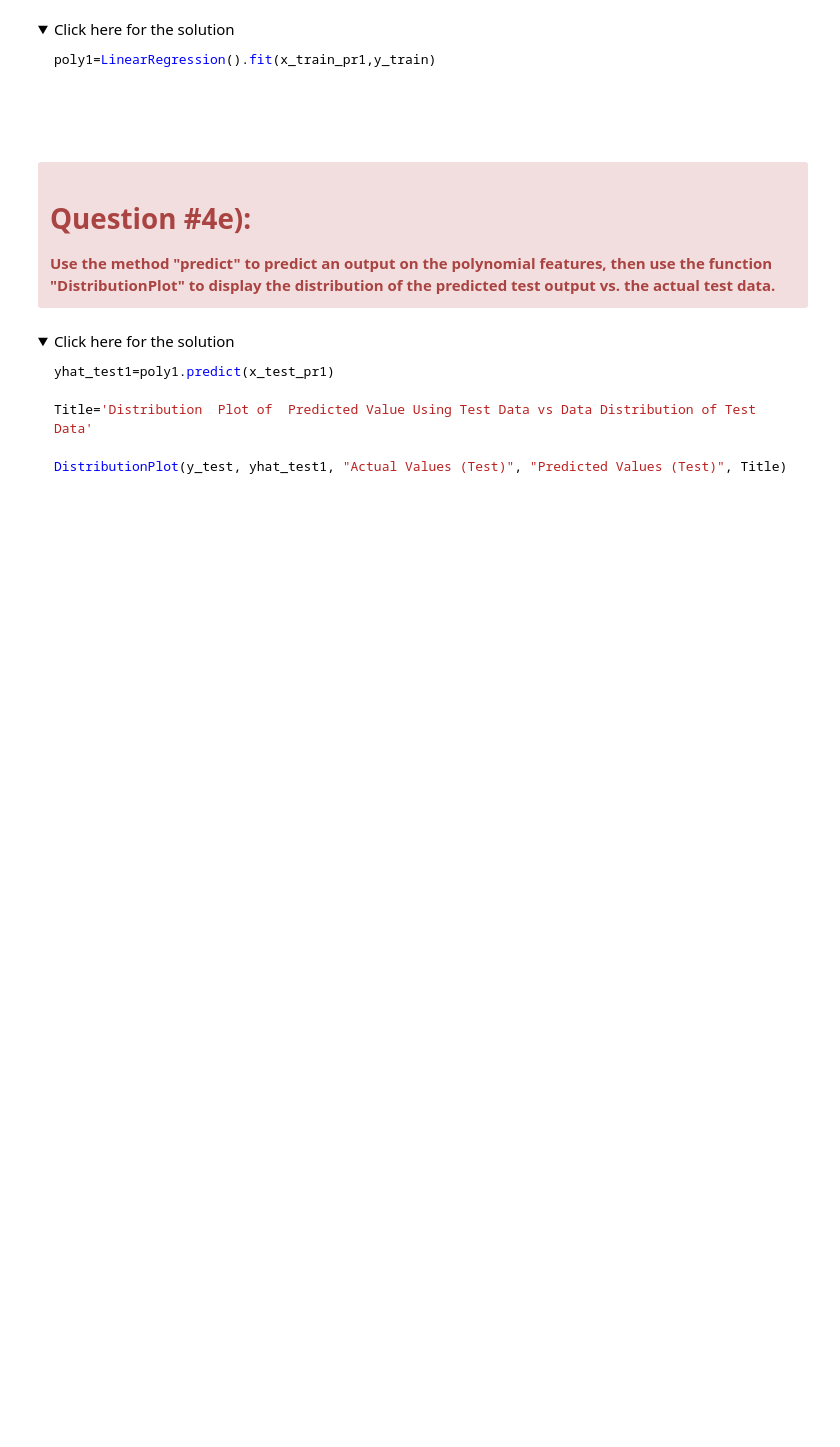
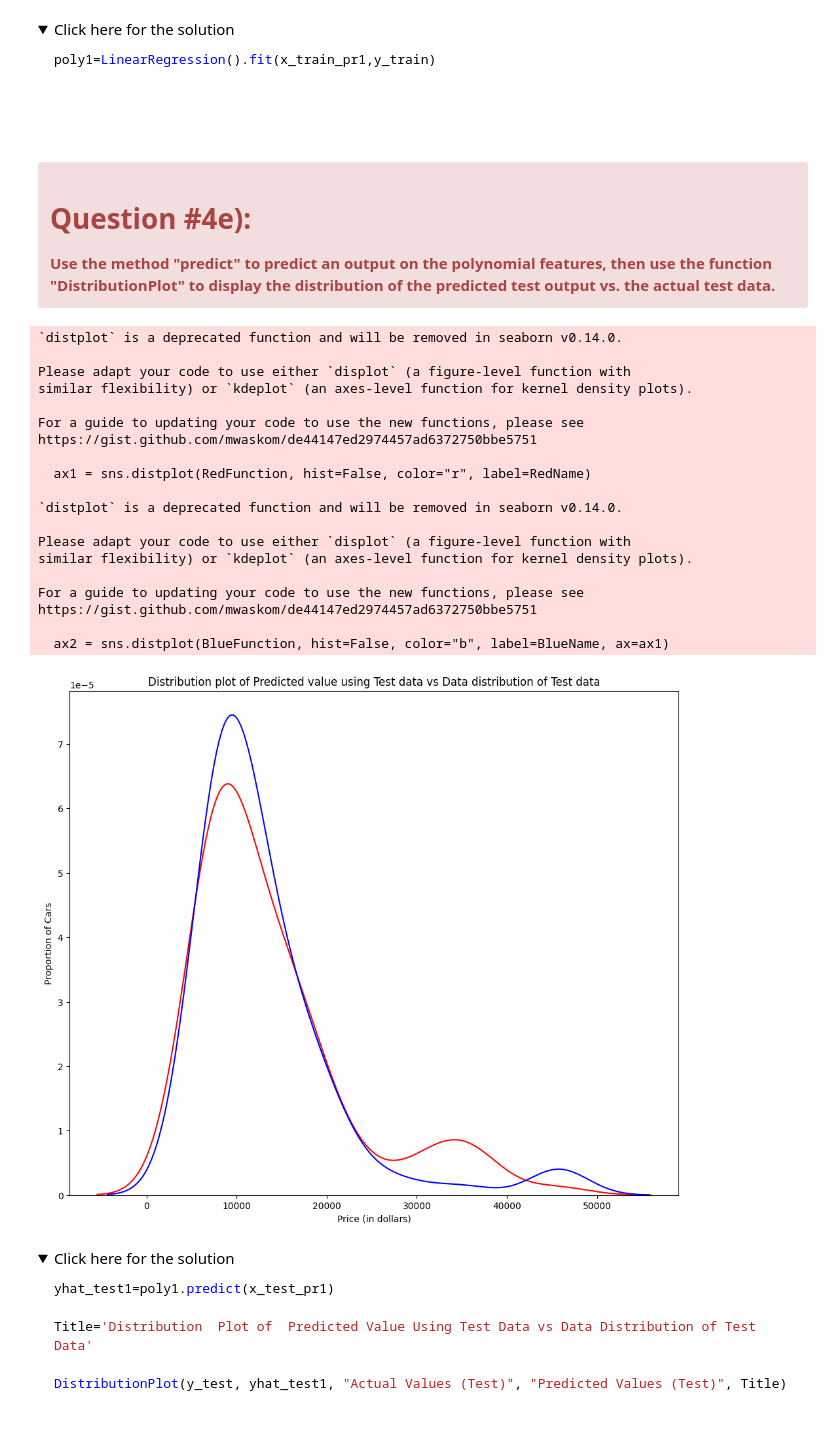
Before and after one commit to gitjish/pandas_projects, a Jupyter notebook: DA0101EN-5-Review-Model-Evaluation-and-Refinement copy.ipynb, the cells around one changed output. Drawn from its saved outputs; the diff is of its cells as text; code cells hidden in the pictures; folded sections open; blank space fills up the shorter version.

```diff
--- a/DA0101EN-5-Review-Model-Evaluation-and-Refinement copy.ipynb
+++ b/DA0101EN-5-Review-Model-Evaluation-and-Refinement copy.ipynb
@@ -555,6 +555,7 @@ Create a linear regression model "poly1". Train the object using the method "fit
 </div>
 # %%
 # Write your code below and press Shift+Enter to execute
+poly1=LinearRegression().fit(x_train_pr1,y_train)
 # %% [markdown]
 <details><summary>Click here for the solution</summary>
 
@@ -575,3 +574,29 @@ poly1=LinearRegression().fit(x_train_pr1,y_train)
+# %%
+# Write your code below and press Shift+Enter to execute
+yhat_test1=poly1.predict(x_test_pr1)
+Title='Distribution plot of Predicted value using Test data vs Data distribution of Test data'
+DistributionPlot(y_test,yhat_test1, "Actual Values (Test)", "Predicted Values (Test)" , Title)
+# %% [output]
+`distplot` is a deprecated function and will be removed in seaborn v0.14.0.
+
+Please adapt your code to use either `displot` (a figure-level function with
+similar flexibility) or `kdeplot` (an axes-level function for kernel density plots).
+
+For a guide to updating your code to use the new functions, please see
+https://gist.github.com/mwaskom/de44147ed2974457ad6372750bbe5751
+
+  ax1 = sns.distplot(RedFunction, hist=False, color="r", label=RedName)
+
+`distplot` is a deprecated function and will be removed in seaborn v0.14.0.
+
+Please adapt your code to use either `displot` (a figure-level function with
+similar flexibility) or `kdeplot` (an axes-level function for kernel density plots).
+
+For a guide to updating your code to use the new functions, please see
+https://gist.github.com/mwaskom/de44147ed2974457ad6372750bbe5751
+
+  ax2 = sns.distplot(BlueFunction, hist=False, color="b", label=BlueName, ax=ax1)
+[figure, added]
 # %% [markdown]
 <details><summary>Click here for the solution</summary>
 
```
Also changed, not shown: parts of 14 cells of this notebook.
